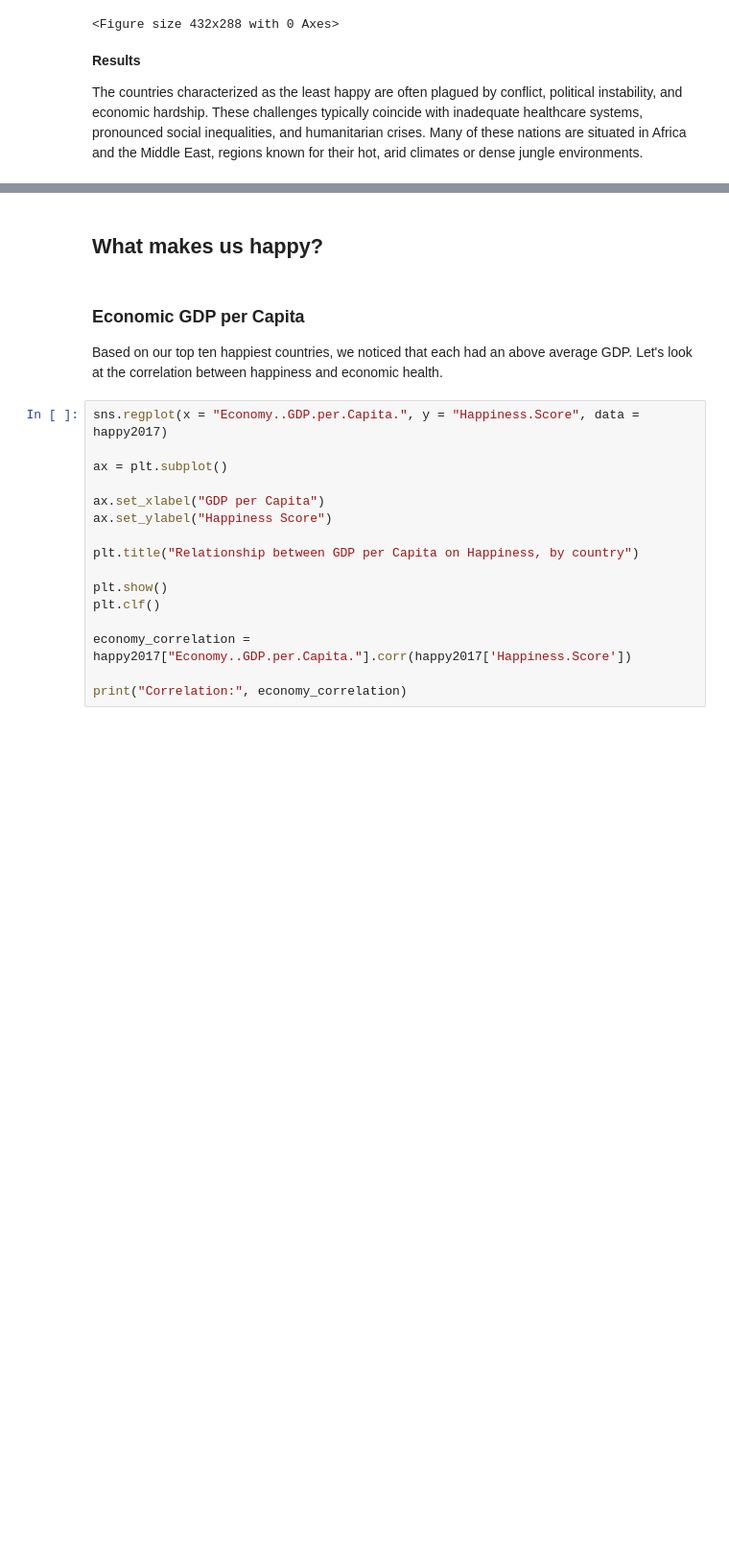
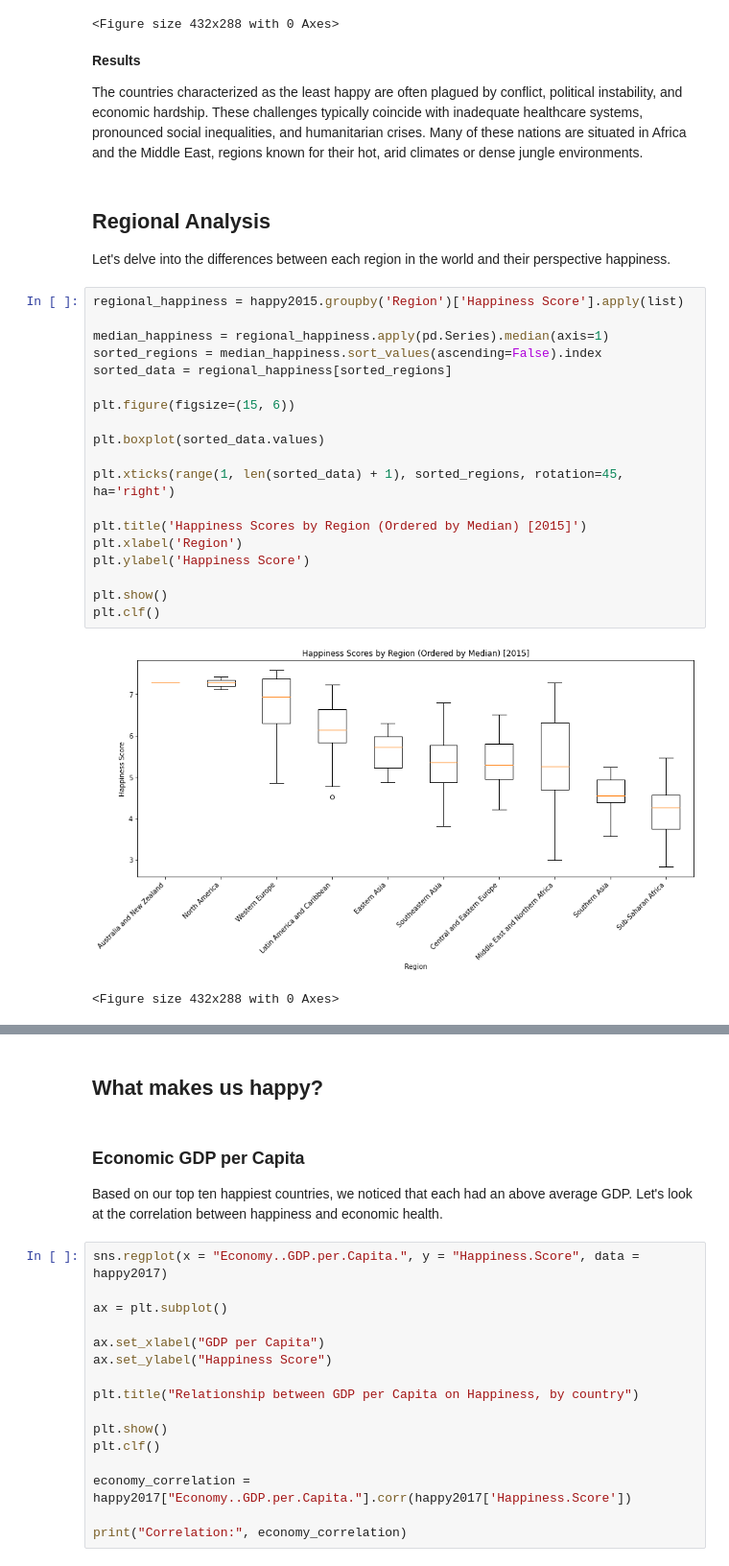
Before and after one commit to kyleyoshimoto/Happiness-EDA, a Jupyter notebook: Happiness2015-EDA.ipynb, the cells around one changed output, grey strips where cells are left out. Shown: that part at 96% size. Saved outputs shown, nothing was run; the diff lists cells and outputs as text; blank space fills up the shorter version.

Commit message:
Regional analysis 2015
Need to finish the results for this and update every 2017 material to 2015.

```diff
--- a/Happiness2017-EDA-Copy1.ipynb
+++ b/Happiness2015-EDA.ipynb
@@ -129,3 +129,29 @@ plt.clf()
 **Results**
 
 The countries characterized as the least happy are often plagued by conflict, political instability, and economic hardship. These challenges typically coincide with inadequate healthcare systems, pronounced social inequalities, and humanitarian crises. Many of these nations are situated in Africa and the Middle East, regions known for their hot, arid climates or dense jungle environments.
+# %% [markdown]
+## Regional Analysis
+
+Let's delve into the differences between each region in the world and their perspective happiness.
+# %%
+regional_happiness = happy2015.groupby('Region')['Happiness Score'].apply(list)
+
+median_happiness = regional_happiness.apply(pd.Series).median(axis=1)
+sorted_regions = median_happiness.sort_values(ascending=False).index
+sorted_data = regional_happiness[sorted_regions]
+
+plt.figure(figsize=(15, 6))
+
+plt.boxplot(sorted_data.values)
+
+plt.xticks(range(1, len(sorted_data) + 1), sorted_regions, rotation=45, ha='right')
+
+plt.title('Happiness Scores by Region (Ordered by Median) [2015]')
+plt.xlabel('Region')
+plt.ylabel('Happiness Score')
+
+plt.show()
+plt.clf()
+# %% [output]
+[figure, added]
+<Figure size 432x288 with 0 Axes>
```
Also changed, not shown: parts of 3 cells of this notebook.
